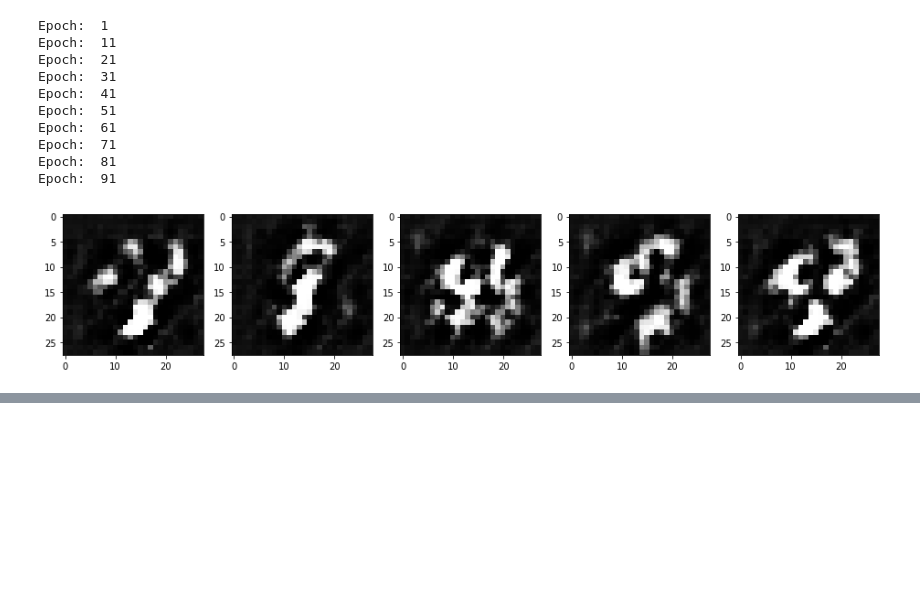
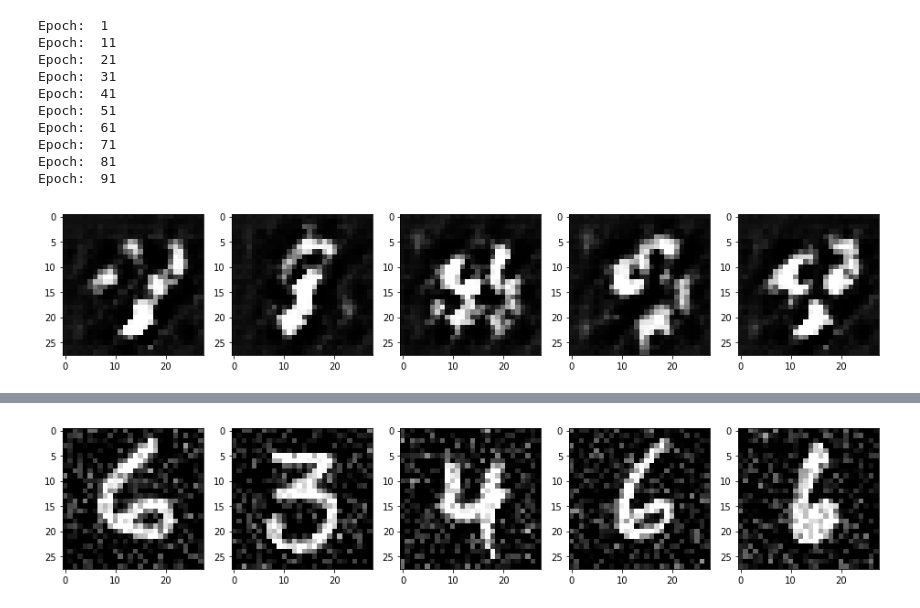
Before and after one commit to ralhadeff/basic-machine-learning, a Jupyter notebook: GAN/GAN_improvement_variations.ipynb, the cells around one changed output, grey strips where cells are left out. Cells and saved outputs as stored; diff of their text form; code cells hidden in the pictures; blank space fills up the shorter version.

```diff
--- a/GAN/GAN_improvement_variations.ipynb
+++ b/GAN/GAN_improvement_variations.ipynb
@@ -210,3 +218,13 @@ plt.show()
+# %%
+# with noise
+fig, ax = plt.subplots(ncols=5,figsize=(16,6))
+for i in range(5):
+    im = X[i]+np.random.normal(scale=0.2,size=X[i].shape)
+    im = np.clip(im,0,1)
+    ax[i].imshow(im.reshape(28,28),cmap='gray')
+plt.show()
+# %% [output]
+[figure, added]
 # %%
 ## TBA - conditional GAN
 
```
Also changed, not shown: parts of 1 cell of this notebook.
